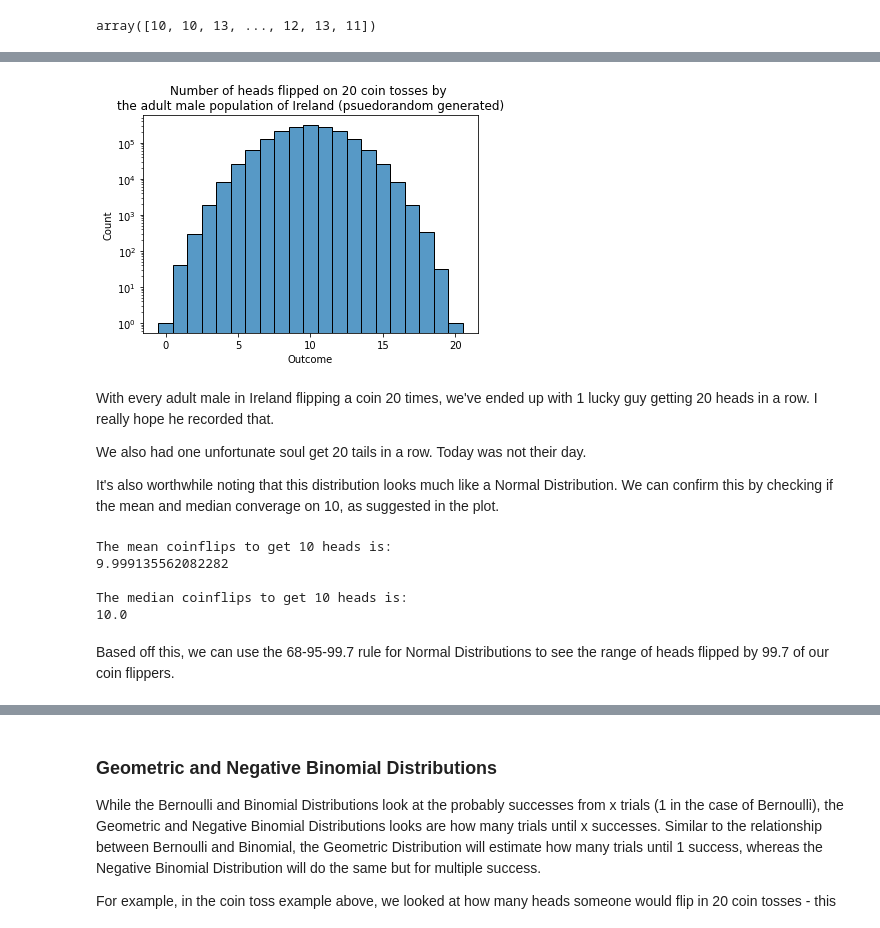
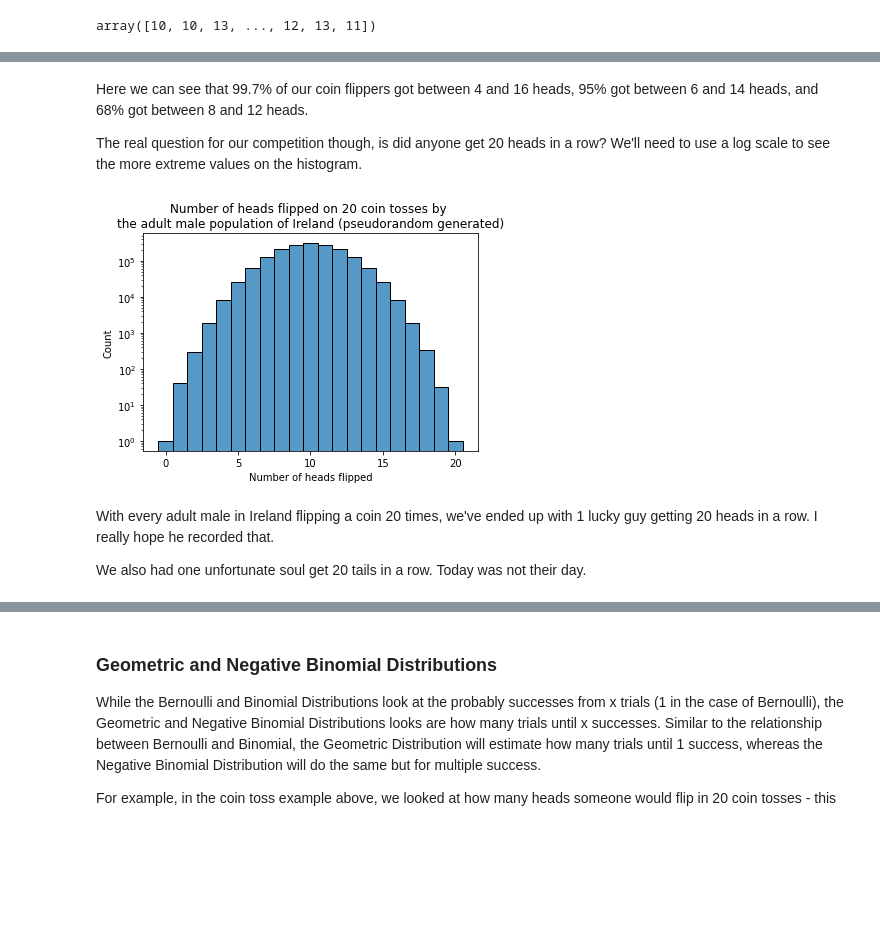
Before and after one commit to OtherBrian/pda-np.random, a Jupyter notebook: Numpy.Random.ipynb, the cells around one changed output, grey strips where cells are left out. Drawn from its saved outputs; the diff is of its cells as text; code cells hidden in the pictures; blank space fills up the shorter version.

```diff
--- a/Numpy.Random.ipynb
+++ b/Numpy.Random.ipynb
@@ -1095,14 +1097,15 @@ Flipping 20 heads in a row is incredibly unlikely, especially if you only have 1
 # %%
 #State our variables
 
-heads = 0.5
+heads_probability = 0.5
 
 coin_flips = 20
 
 #Now to generate the distribution
 rng = np.random.default_rng(33)
 
-flips_ireland = rng.binomial(coin_flips, heads, irish_male_population)
+#Generating a dataset of each adult male in Ireland flipping a coin 20 times, and recording the heads that landed.
+flips_ireland = rng.binomial(coin_flips, heads_probability, irish_male_population)
 
 flips_ireland
 # %% [output]
@@ -1122,25 +1152,15 @@ The real question for our competition though, is did anyone get 20 heads in a ro
+# %% [markdown]
+Here we can see that 99.7% of our coin flippers got between 4 and 16 heads, 95% got between 6 and 14 heads, and 68% got between 8 and 12 heads.
+
+The real question for our competition though, is did anyone get 20 heads in a row? We'll need to use a log scale to see the more extreme values on the histogram.
 # %%
-ax = sns.histplot(flips_ireland, discrete = True, log_scale = (False, True))
-ax.set(xlabel='Outcome', ylabel='Count')
-ax.set_title("Number of heads flipped on 20 coin tosses by \nthe adult male population of Ireland (pseudorandom generated)");
+ax = hist_plotting(flips_ireland, 'Number of heads flipped','Count', "Number of heads flipped on 20 coin tosses by \nthe adult male population of Ireland (pseudorandom generated)", discrete = True);
+
+#Setting the y axis to logarithmic scale so that we can see the extreme values more clearly.
+ax.set_yscale("log")
 # %% [output]
-[figure, old version]
+[figure, new version]
 # %% [markdown]
 With every adult male in Ireland flipping a coin 20 times, we've ended up with 1 lucky guy getting 20 heads in a row. I really hope he recorded that.
 
 We also had one unfortunate soul get 20 tails in a row. Today was not their day.
-
-It's also worthwhile noting that this distribution looks much like a Normal Distribution. We can confirm this by checking if the mean and median converage on 10, as suggested in the plot.
-# %%
-print("The mean coinflips to get 10 heads is:")
-print(np.mean(flips_ireland))
-print("\nThe median coinflips to get 10 heads is:")
-print(np.median(flips_ireland))
-# %% [output]
-The mean coinflips to get 10 heads is:
-9.999135562082282
-
-The median coinflips to get 10 heads is:
-10.0
-# %% [markdown]
-Based off this, we can use the 68-95-99.7 rule for Normal Distributions to see the range of heads flipped by 99.7 of our coin flippers.
```
Also changed, not shown: parts of 14 cells of this notebook.
